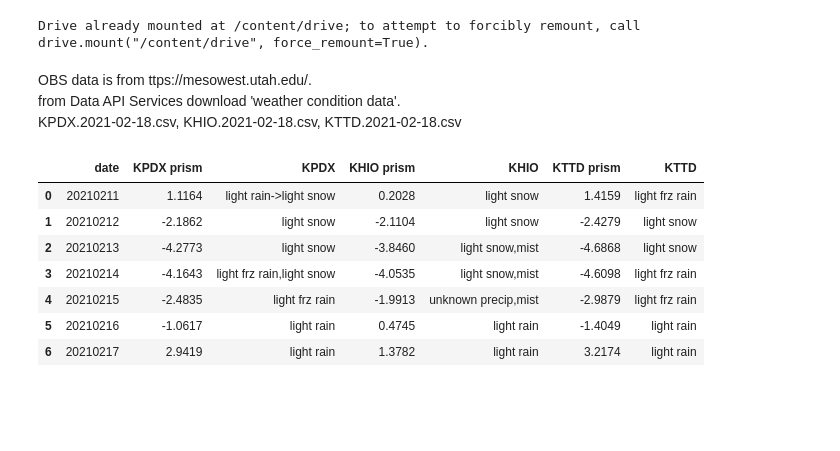
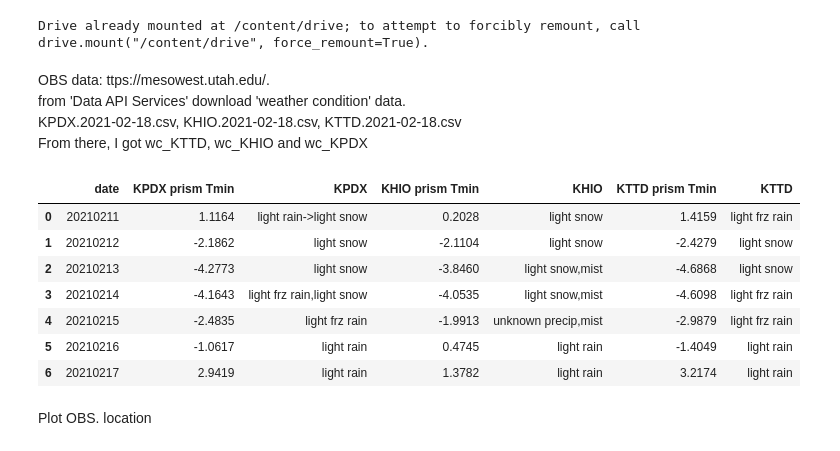
Before and after one commit to ming80302/Innovator, a Jupyter notebook: case_veri_innovator.ipynb, the cells around one changed output. Drawn from its saved outputs; the diff is of its cells as text; code cells hidden in the pictures; blank space fills up the shorter version.

```diff
--- a/case_veri_innovator.ipynb
+++ b/case_veri_innovator.ipynb
@@ -15,9 +18,10 @@ drive.mount('/content/drive')
 # %% [output]
 Drive already mounted at /content/drive; to attempt to forcibly remount, call drive.mount("/content/drive", force_remount=True).
 # %% [markdown]
-OBS data is from ttps://mesowest.utah.edu/.  <br>
-from  Data API Services download 'weather condition data'. <br>
-KPDX.2021-02-18.csv, KHIO.2021-02-18.csv, KTTD.2021-02-18.csv
+OBS data: ttps://mesowest.utah.edu/.  <br>
+from 'Data API Services' download 'weather condition' data. <br>
+KPDX.2021-02-18.csv, KHIO.2021-02-18.csv, KTTD.2021-02-18.csv <br>
+From there, I got wc_KTTD, wc_KHIO and wc_KPDX
 # %%
 station = ['KPDX',      'KHIO',     'KTTD']
 lat     = [45.59578,    45.54765,   45.55111]
@@ -31,21 +35,21 @@ stationdict  = {'KPDX':wc_KPDX,'KHIO':wc_KHIO ,'KTTD': wc_KTTD }
 # %%
 dir_prism = '/content/drive/MyDrive/data/PRISM/'
 date_st  = '2021-02-11'
 date_end = '2021-02-17'
 date_s = pd.date_range(date_st, date_end, freq='D').format(formatter=lambda x: x.strftime('%Y%m%d'))
 data = {'date': date_s}
 df = pd.DataFrame(data)
 
 ds = xr.open_dataset(dir_prism + 'PRISM_daily_tmin_2021.nc')
 
 for nn in range(len(lat)):
   tmin_1d = ds.sel(time=slice(date_st, date_end)).sel(rlat=lat[nn], rlon=lon[nn], method = 'nearest').Tmin
-  df[station[nn]+' prism']=tmin_1d
+  df[station[nn]+' prism Tmin']=tmin_1d
   df[station[nn]] = stationdict[station[nn]]
 
 df
 # %% [output]
-|  | date | KPDX prism | KPDX | KHIO prism | KHIO | KTTD prism | KTTD |
+|  | date | KPDX prism Tmin | KPDX | KHIO prism Tmin | KHIO | KTTD prism Tmin | KTTD |
 | 0 | 20210211 | 1.1164 | light rain->light snow | 0.2028 | light snow | 1.4159 | light frz rain |
 | 1 | 20210212 | -2.1862 | light snow | -2.1104 | light snow | -2.4279 | light snow |
 | 2 | 20210213 | -4.2773 | light snow | -3.8460 | light snow,mist | -4.6868 | light snow |
@@ -53,3 +57,5 @@ df
 | 4 | 20210215 | -2.4835 | light frz rain | -1.9913 | unknown precip,mist | -2.9879 | light frz rain |
 | 5 | 20210216 | -1.0617 | light rain | 0.4745 | light rain | -1.4049 | light rain |
 | 6 | 20210217 | 2.9419 | light rain | 1.3782 | light rain | 3.2174 | light rain |
+# %% [markdown]
+Plot OBS. location
```
Also changed, not shown: parts of 4 cells of this notebook.
